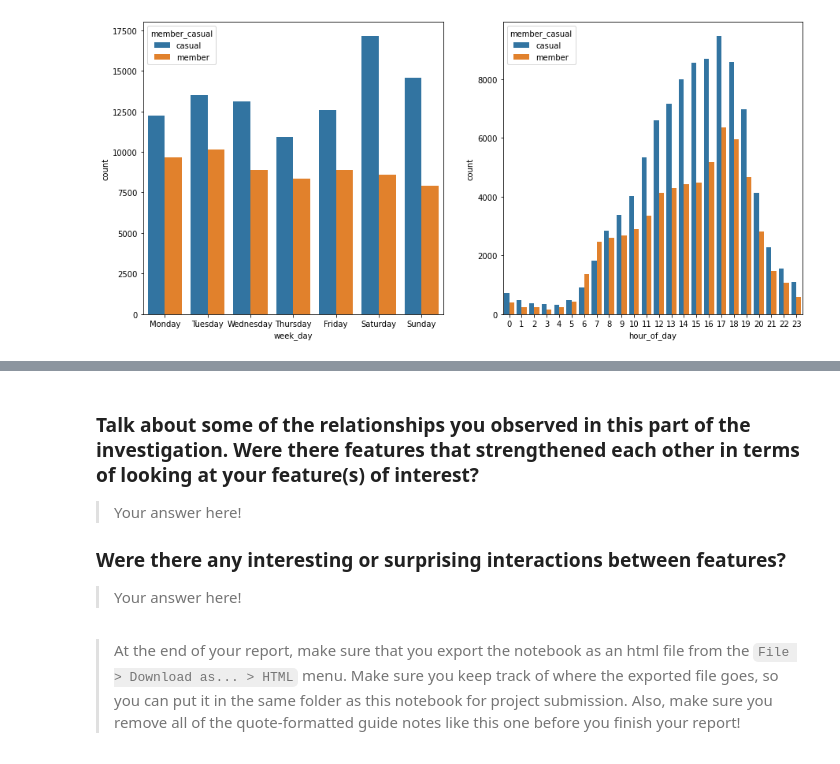
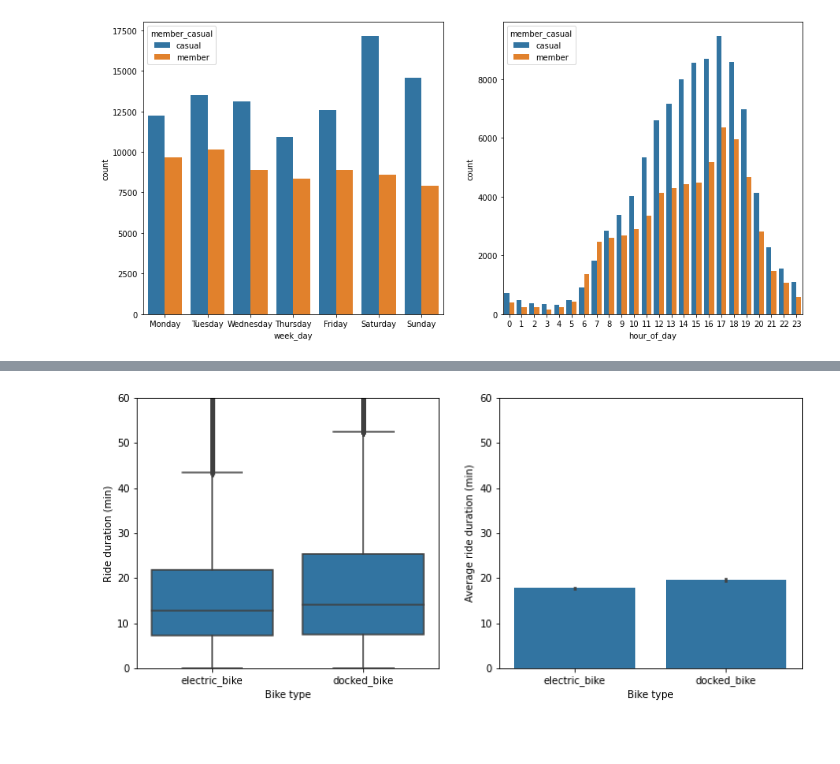
Before and after one commit to JuanGarcia10/data-visualization-lyft-bikes, a Jupyter notebook: Exploring_Lyft-Bikes_dataset.ipynb, the cells around one changed output, grey strips where cells are left out. Saved outputs shown, nothing was run; the diff lists cells and outputs as text; code cells hidden in the pictures; blank space fills up the shorter version.

```diff
--- a/Exploring_Lyft-Bikes_dataset.ipynb
+++ b/Exploring_Lyft-Bikes_dataset.ipynb
@@ -460,14 +448,18 @@ your work in the previous sections.
-# %% [markdown]
-### Talk about some of the relationships you observed in this part of the investigation. Were there features that strengthened each other in terms of looking at your feature(s) of interest?
-
-> Your answer here!
-
-### Were there any interesting or surprising interactions between features?
-
-> Your answer here!
-# %% [markdown]
-> At the end of your report, make sure that you export the notebook as an
-html file from the `File > Download as... > HTML` menu. Make sure you keep
-track of where the exported file goes, so you can put it in the same folder
-as this notebook for project submission. Also, make sure you remove all of
-the quote-formatted guide notes like this one before you finish your report!
+# %%
+plt.figure(figsize=[12,5])
+
+plt.subplot(1,2,1)
+sns.boxplot(data=df_clean, x='rideable_type', y='ride_dur', color=base_color_btype)
+# zoom in
+plt.ylim((0,60))
+plt.xlabel('Bike type')
+plt.ylabel('Ride duration (min)')
+
+plt.subplot(1,2,2)
+sns.barplot(data=df_clean, x='rideable_type', y='ride_dur', color=base_color_btype)
+# zoom in
+plt.ylim((0,60))
+plt.xlabel('Bike type')
+plt.ylabel('Average ride duration (min)');
+# %% [output]
+[figure, added]
```
Also changed, not shown: parts of 16 cells of this notebook, 3 other files.
